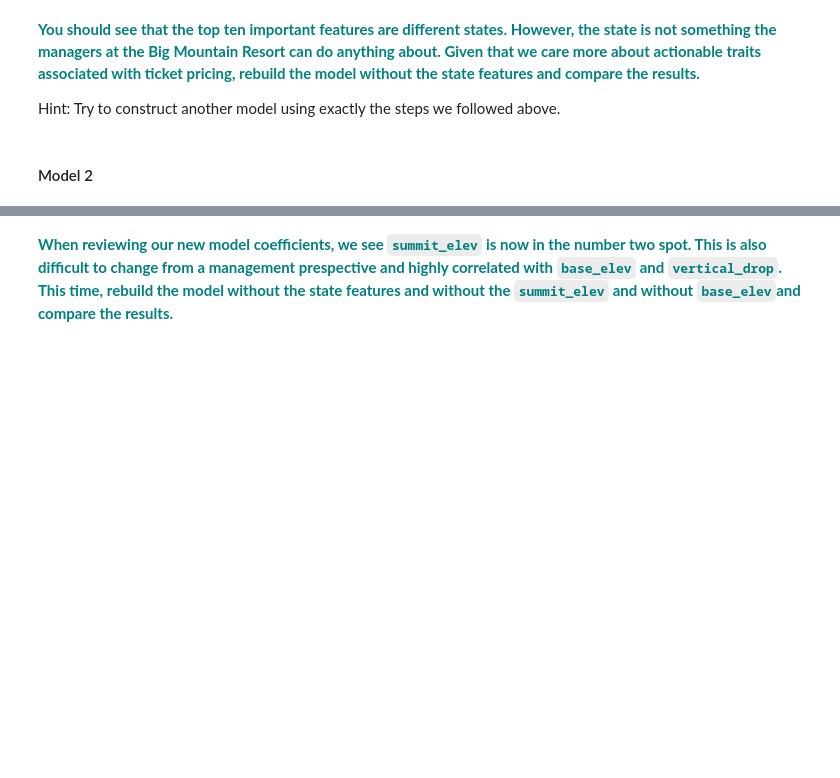
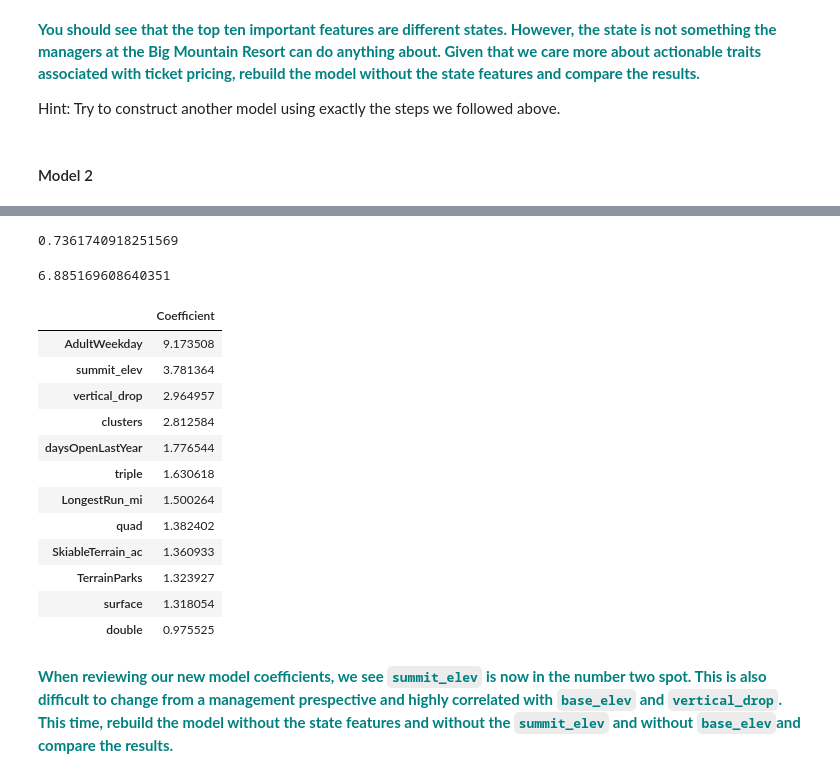
Before and after one commit to bauyrjanj/GuidedCapstone, a Jupyter notebook: PreProcessing & Splitting Dataset/GuidedCapstoneStep4 and step5HL.ipynb, the cells around one changed output, grey strips where cells are left out. Cells and saved outputs as stored; diff of their text form; code cells hidden in the pictures; blank space fills up the shorter version.

```diff
--- a/PreProcessing & Splitting Dataset/GuidedCapstoneStep4 and step5HL.ipynb
+++ b/PreProcessing & Splitting Dataset/GuidedCapstoneStep4 and step5HL.ipynb
@@ -222,3 +274,5 @@ Hint: make sure to review the absolute value of the coefficients, because the ad
 Hint: Try to construct another model using exactly the steps we followed above.
 # %% [markdown]
 #### Model 2
+# %%
+df_new=df.loc[:, ~df.columns.str.contains('state')]
@@ -224,0 +299,22 @@ Hint: Try to construct another model using exactly the steps we followed above.
+# %%
+# Declare an explanatory variable, called X,and assign it the result of dropping 'Name' and 'AdultWeekend' from the df
+X = df_new.drop(['Name','AdultWeekend'], axis=1)
+
+# Declare a response variable, called y, and assign it the AdultWeekend column of the df
+y = df_new['AdultWeekend']
+
+# Here we use the StandardScaler() method of the preprocessing package, and then call the fit() method with parameter X
+scaler = preprocessing.StandardScaler().fit(X)
+
+# Declare a variable called X_scaled, and assign it the result of calling the transform() method with parameter X
+X_scaled=scaler.transform(X)
+# %%
+# Get the 1-dimensional flattened array of our response variable y by calling the ravel() function on y
+y = y.ravel()
+
+# Call the train_test_split() function with the first two parameters set to X_scaled and y
+# Declare four variables, X_train, X_test, y_train and y_test separated by commas
+X_train, X_test, y_train, y_test = train_test_split(X_scaled, y, test_size=0.25, random_state=1)
+# %%
+lm = linear_model.LinearRegression()
+model_2 = lm.fit(X_train,y_train)
@@ -224,0 +325,4 @@ Hint: Try to construct another model using exactly the steps we followed above.
+# %%
+evs_2
+# %% [output]
+0.7361740918251569
@@ -225,3 +331,23 @@ Hint: Try to construct another model using exactly the steps we followed above.
+# %%
+mae_2
+# %% [output]
+6.885169608640351
+# %%
+pd.DataFrame(abs(lm.coef_), X.columns, columns=['Coefficient']).sort_values(by=['Coefficient'], ascending=False).head(12)
+# %% [output]
+|  | Coefficient |
+| AdultWeekday | 9.173508 |
+| summit_elev | 3.781364 |
+| vertical_drop | 2.964957 |
+| clusters | 2.812584 |
+| daysOpenLastYear | 1.776544 |
+| triple | 1.630618 |
+| LongestRun_mi | 1.500264 |
+| quad | 1.382402 |
+| SkiableTerrain_ac | 1.360933 |
+| TerrainParks | 1.323927 |
+| surface | 1.318054 |
+| double | 0.975525 |
 # %% [markdown]
 **<font color='teal'> When reviewing our new model coefficients, we see `summit_elev` is now in the number two spot. This is also difficult to change from a management prespective and highly correlated with `base_elev` and `vertical_drop`.  This time, rebuild the model without the state features and without the `summit_elev` and without `base_elev`and compare the results. </font>**
 # %% [markdown]
```
Also changed, not shown: parts of 31 cells of this notebook.
